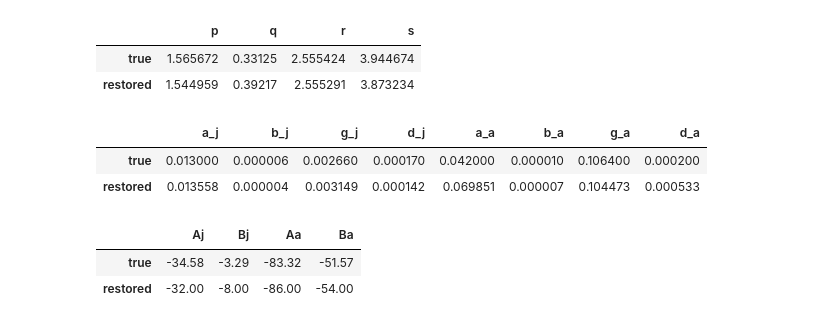
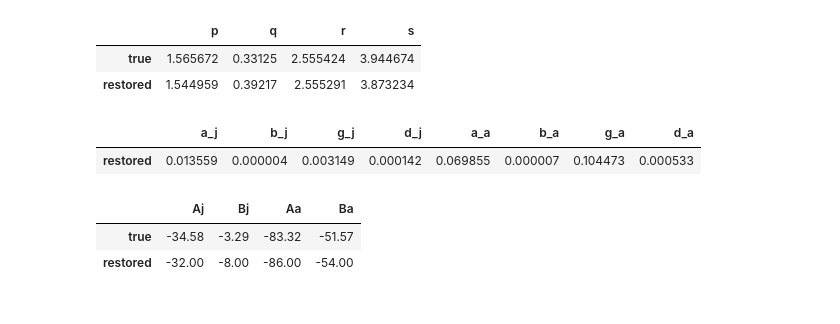
Before and after one commit to Recefi/predator-prey_model, a Jupyter notebook: report.ipynb, the cells around one changed output. Saved outputs shown, nothing was run; the diff lists cells and outputs as text; code cells hidden in the pictures.

```diff
--- a/report.ipynb
+++ b/report.ipynb
@@ -132,11 +132,10 @@ display(comparePqrsData)
 | restored | 1.544959 | 0.39217 | 2.555291 | 3.873234 |
 # %%
 compareParamData = ut.readData("compare_param_data", "dynamic_pred")
-display(compareParamData)
+display(compareParamData.loc[['restored']])
 # %% [output]
 |  | a_j | b_j | g_j | d_j | a_a | b_a | g_a | d_a |
-| true | 0.013000 | 0.000006 | 0.002660 | 0.000170 | 0.042000 | 0.000010 | 0.106400 | 0.000200 |
-| restored | 0.013558 | 0.000004 | 0.003149 | 0.000142 | 0.069851 | 0.000007 | 0.104473 | 0.000533 |
+| restored | 0.013559 | 0.000004 | 0.003149 | 0.000142 | 0.069855 | 0.000007 | 0.104473 | 0.000533 |
 # %%
 tmpData = pd.DataFrame({'Aj': [-34.58, -32.0], 'Bj': [-3.29, -8.0], 'Aa': [-83.32, -86.0], 'Ba': [-51.57, -54.0]}, index=['true', 'restored'])
 display(tmpData)
```
Also changed, not shown: parts of 5 cells of this notebook, 9 other files.
